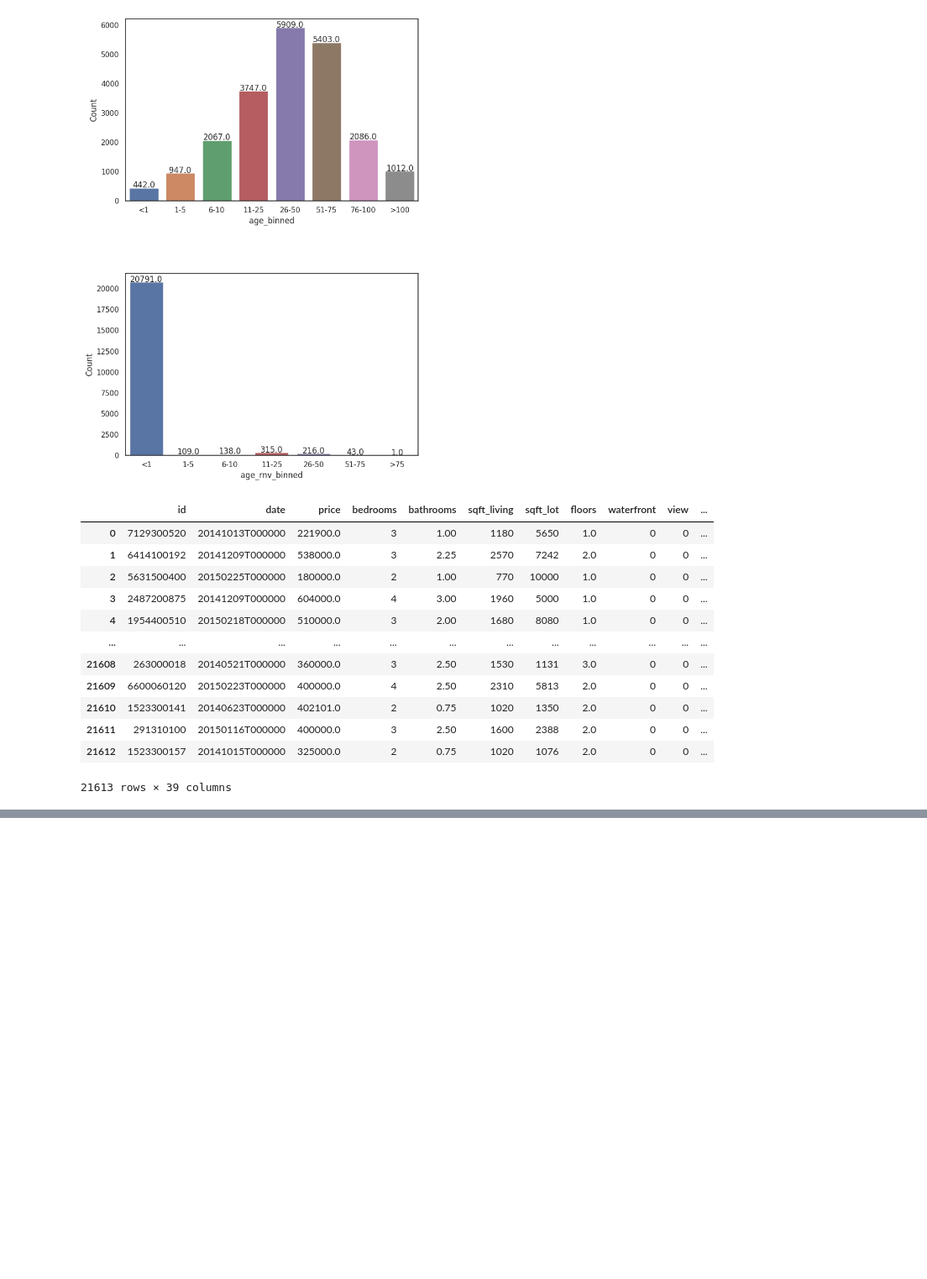
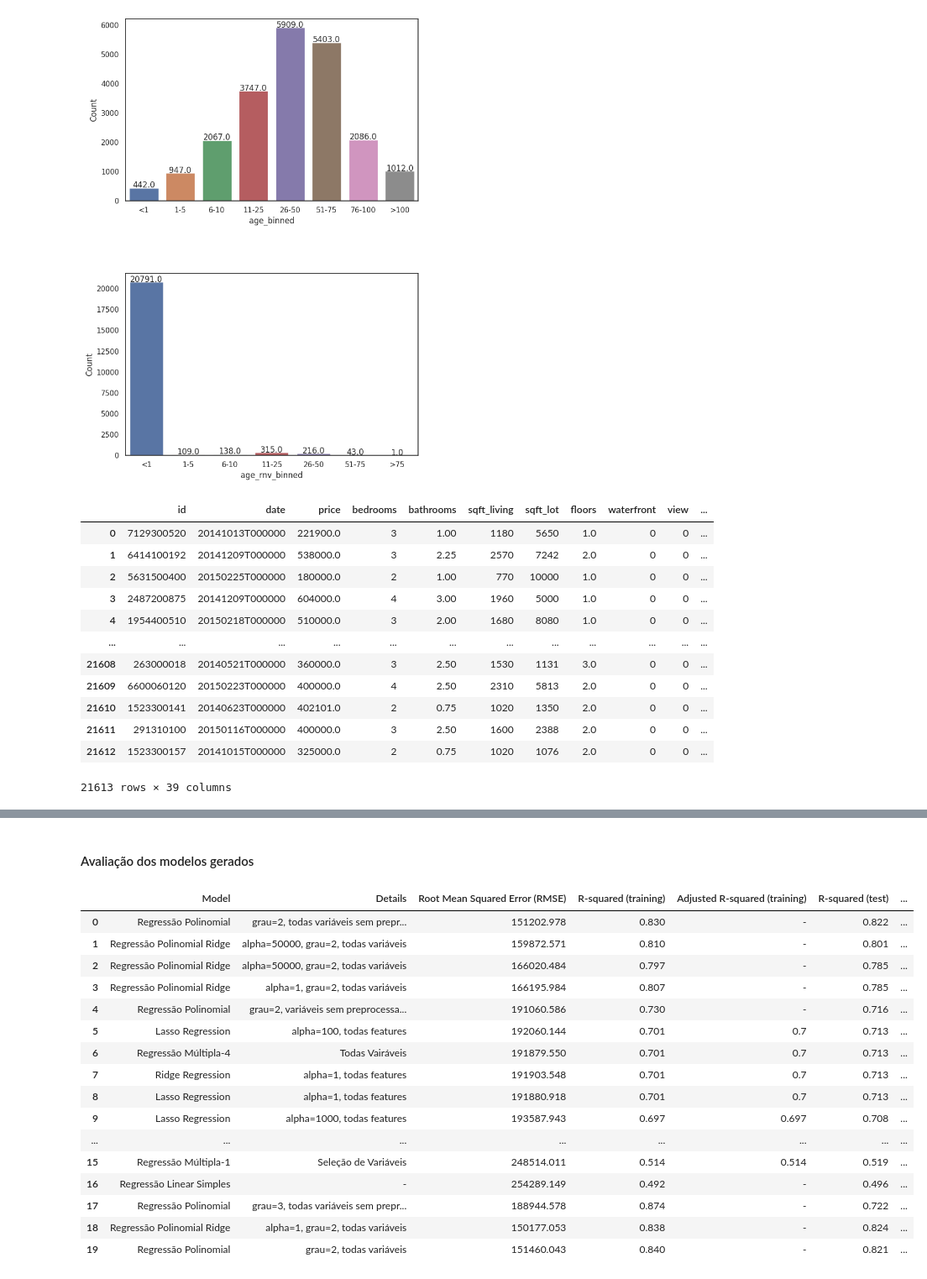
Before and after one commit to fgaraujofh/AEDI, a Jupyter notebook: prova/AEDI_Prova1_Questao1.ipynb, the cells around one changed output, grey strips where cells are left out. Shown at 84% size. Drawn from its saved outputs; the diff is of its cells as text; code cells hidden in the pictures; blank space fills up the shorter version.

```diff
--- a/prova/AEDI_Prova1_Questao1.ipynb
+++ b/prova/AEDI_Prova1_Questao1.ipynb
@@ -336,0 +456,25 @@ df_dm
+# %%
+features = ['bedrooms','bathrooms','sqft_living','sqft_lot','floors','waterfront',
+            'view','condition','grade','sqft_above','sqft_basement','age_binned_<1',
+            'age_binned_1-5', 'age_binned_6-10','age_binned_11-25', 'age_binned_26-50',
+            'age_binned_51-75','age_binned_76-100', 'age_binned_>100','age_rnv_binned_<1',
+            'age_rnv_binned_1-5', 'age_rnv_binned_6-10', 'age_rnv_binned_11-25',
+            'age_rnv_binned_26-50', 'age_rnv_binned_51-75', 'age_rnv_binned_>75',
+            'zipcode','lat','long','sqft_living15','sqft_lot15']
+complex_model_4 = linear_model.LinearRegression()
+complex_model_4.fit(train_data_dm[features],train_data_dm['price'])
+
+print('Intercept: {}'.format(complex_model_4.intercept_))
+print('Coefficients: {}'.format(complex_model_4.coef_))
+
+pred = complex_model_4.predict(test_data_dm[features])
+rmsecm = float(format(np.sqrt(metrics.mean_squared_error(test_data_dm['price'],pred)),'.3f'))
+rtrcm = float(format(complex_model_4.score(train_data_dm[features],train_data_dm['price']),'.3f'))
+artrcm = float(format(adjustedR2(complex_model_4.score(train_data_dm[features],train_data_dm['price']),train_data_dm.shape[0],len(features)),'.3f'))
+rtecm = float(format(complex_model_4.score(test_data_dm[features],test_data_dm['price']),'.3f'))
+artecm = float(format(adjustedR2(complex_model_4.score(test_data_dm[features],test_data_dm['price']),test_data_dm.shape[0],len(features)),'.3f'))
+cv = float(format(cross_val_score(complex_model_4,df_dm[features],df_dm['price'],cv=5).mean(),'.3f'))
+
+r = evaluation.shape[0]
+evaluation.loc[r] = ['Regressão Múltipla-4','Todas Vairáveis',rmsecm,rtrcm,artrcm,rtecm,artecm,cv]
+evaluation.sort_values(by = '5-Fold Cross Validation', ascending=False)
@@ -336,0 +785,26 @@ df_dm
+# %% [markdown]
+#### Avaliação dos modelos gerados
+# %%
+evaluation_temp=pd.concat([evaluation, evaluation_poly])
+evaluation_temp1=evaluation_temp.sort_values(by = '5-Fold Cross Validation', ascending=False)
+evaluation_temp2=evaluation_temp1.reset_index()
+evaluation_f=evaluation_temp2.iloc[:,1:]
+evaluation_f
+# %% [output]
+|  | Model | Details | Root Mean Squared Error (RMSE) | R-squared (training) | Adjusted R-squared (training) | R-squared (test) | ... |
+| 0 | Regressão Polinomial | grau=2, todas variáveis sem prepr... | 151202.978 | 0.830 | - | 0.822 | ... |
+| 1 | Regressão Polinomial Ridge | alpha=50000, grau=2, todas variáveis | 159872.571 | 0.810 | - | 0.801 | ... |
+| 2 | Regressão Polinomial Ridge | alpha=50000, grau=2, todas variáveis | 166020.484 | 0.797 | - | 0.785 | ... |
+| 3 | Regressão Polinomial Ridge | alpha=1, grau=2, todas variáveis | 166195.984 | 0.807 | - | 0.785 | ... |
+| 4 | Regressão Polinomial | grau=2, variáveis sem preprocessa... | 191060.586 | 0.730 | - | 0.716 | ... |
+| 5 | Lasso Regression | alpha=100, todas features | 192060.144 | 0.701 | 0.7 | 0.713 | ... |
+| 6 | Regressão Múltipla-4 | Todas Vairáveis | 191879.550 | 0.701 | 0.7 | 0.713 | ... |
+| 7 | Ridge Regression | alpha=1, todas features | 191903.548 | 0.701 | 0.7 | 0.713 | ... |
+| 8 | Lasso Regression | alpha=1, todas features | 191880.918 | 0.701 | 0.7 | 0.713 | ... |
+| 9 | Lasso Regression | alpha=1000, todas features | 193587.943 | 0.697 | 0.697 | 0.708 | ... |
+| ... | ... | ... | ... | ... | ... | ... | ... |
+| 15 | Regressão Múltipla-1 | Seleção de Variáveis | 248514.011 | 0.514 | 0.514 | 0.519 | ... |
+| 16 | Regressão Linear Simples | - | 254289.149 | 0.492 | - | 0.496 | ... |
+| 17 | Regressão Polinomial | grau=3, todas variáveis sem prepr... | 188944.578 | 0.874 | - | 0.722 | ... |
+| 18 | Regressão Polinomial Ridge | alpha=1, grau=2, todas variáveis | 150177.053 | 0.838 | - | 0.824 | ... |
+| 19 | Regressão Polinomial | grau=2, todas variáveis | 151460.043 | 0.840 | - | 0.821 | ... |
```
Also changed, not shown: parts of 20 cells of this notebook, 1 other file.
